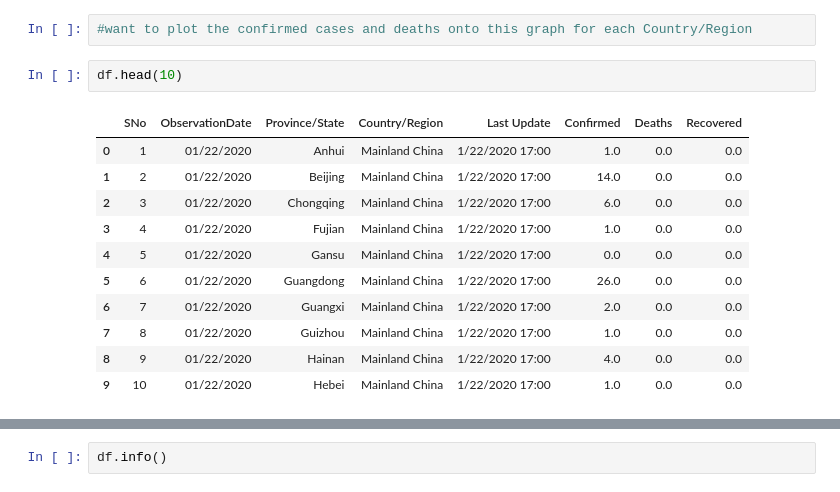
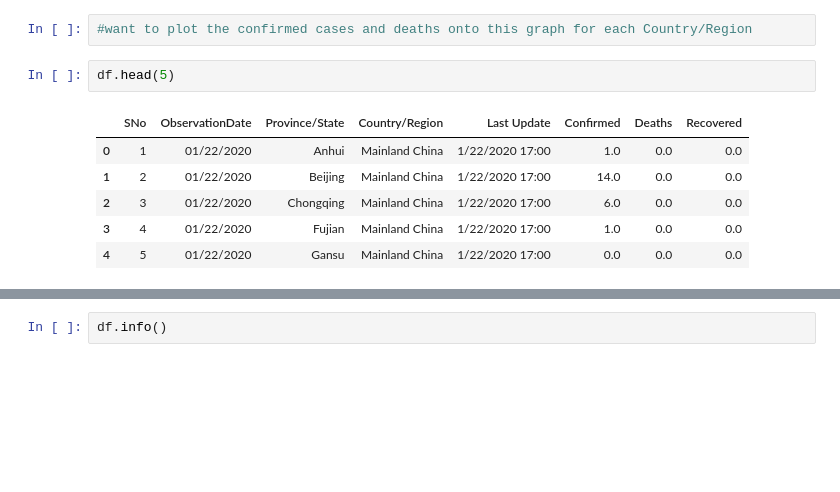
Before and after one commit to bhellner/COVID-19, a Jupyter notebook: Coronavirus_dataanalysis.ipynb, the cells around one changed output, grey strips where cells are left out. Drawn from its saved outputs; the diff is of its cells as text; blank space fills up the shorter version.

```diff
--- a/Coronavirus_dataanalysis.ipynb
+++ b/Coronavirus_dataanalysis.ipynb
@@ -41,17 +42,12 @@ memory usage: 4.2+ KB
 # %%
 #want to plot the confirmed cases and deaths onto this graph for each Country/Region
 # %%
-df.head(10)
+df.head(5)
 # %% [output]
 |  | SNo | ObservationDate | Province/State | Country/Region | Last Update | Confirmed | Deaths | Recovered |
 | 0 | 1 | 01/22/2020 | Anhui | Mainland China | 1/22/2020 17:00 | 1.0 | 0.0 | 0.0 |
 | 1 | 2 | 01/22/2020 | Beijing | Mainland China | 1/22/2020 17:00 | 14.0 | 0.0 | 0.0 |
 | 2 | 3 | 01/22/2020 | Chongqing | Mainland China | 1/22/2020 17:00 | 6.0 | 0.0 | 0.0 |
 | 3 | 4 | 01/22/2020 | Fujian | Mainland China | 1/22/2020 17:00 | 1.0 | 0.0 | 0.0 |
 | 4 | 5 | 01/22/2020 | Gansu | Mainland China | 1/22/2020 17:00 | 0.0 | 0.0 | 0.0 |
-| 5 | 6 | 01/22/2020 | Guangdong | Mainland China | 1/22/2020 17:00 | 26.0 | 0.0 | 0.0 |
-| 6 | 7 | 01/22/2020 | Guangxi | Mainland China | 1/22/2020 17:00 | 2.0 | 0.0 | 0.0 |
-| 7 | 8 | 01/22/2020 | Guizhou | Mainland China | 1/22/2020 17:00 | 1.0 | 0.0 | 0.0 |
-| 8 | 9 | 01/22/2020 | Hainan | Mainland China | 1/22/2020 17:00 | 4.0 | 0.0 | 0.0 |
-| 9 | 10 | 01/22/2020 | Hebei | Mainland China | 1/22/2020 17:00 | 1.0 | 0.0 | 0.0 |
 # %%
```
Also changed, not shown: parts of 14 cells of this notebook.
